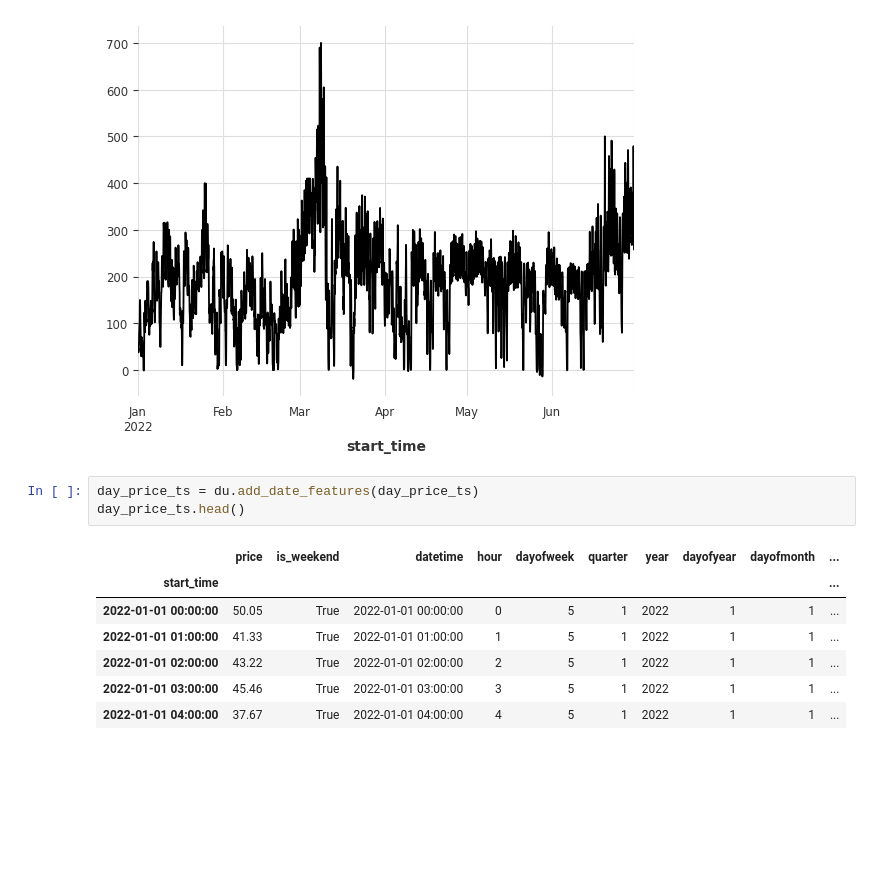
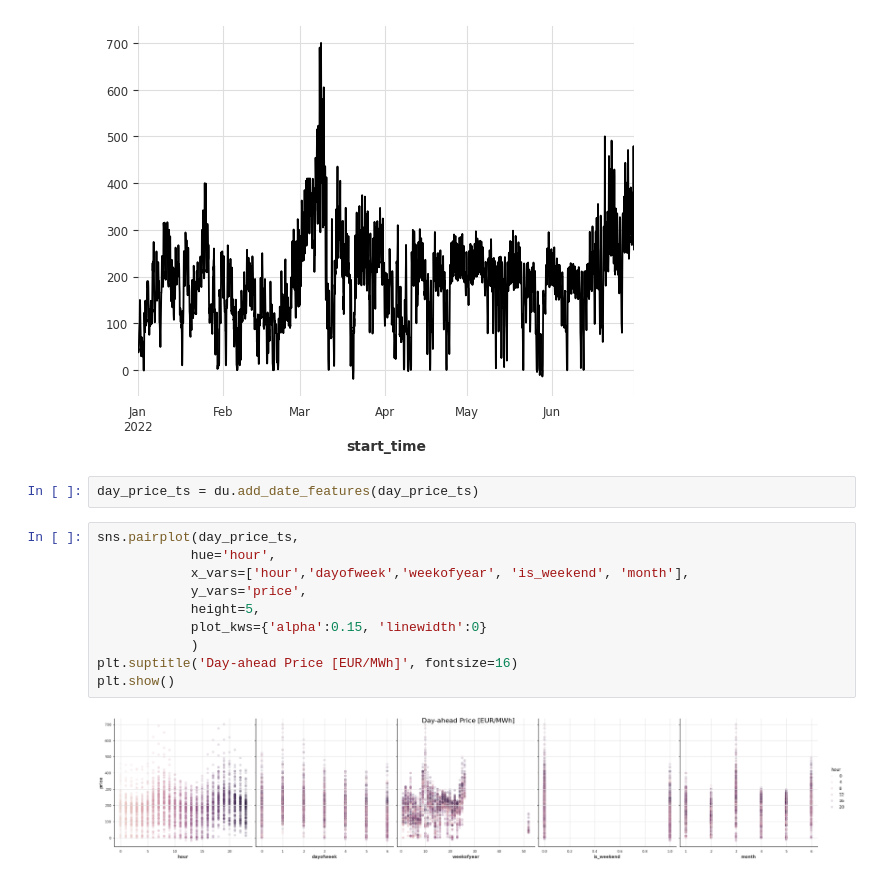
Before and after one commit to matt-lvk/energy_market_toymodel, a Jupyter notebook: forecasting.ipynb, the cells around one changed output. Saved outputs shown, nothing was run; the diff lists cells and outputs as text; blank space fills up the shorter version.

```diff
--- a/forecasting.ipynb
+++ b/forecasting.ipynb
@@ -86,12 +86,15 @@ day_price_ts['price'].plot()
 [figure]
 # %%
 day_price_ts = du.add_date_features(day_price_ts)
-day_price_ts.head()
-# %% [output]
-|  | price | is_weekend | datetime | hour | dayofweek | quarter | year | dayofyear | dayofmonth | ... |
-| start_time |  |  |  |  |  |  |  |  |  | ... |
-| 2022-01-01 00:00:00 | 50.05 | True | 2022-01-01 00:00:00 | 0 | 5 | 1 | 2022 | 1 | 1 | ... |
-| 2022-01-01 01:00:00 | 41.33 | True | 2022-01-01 01:00:00 | 1 | 5 | 1 | 2022 | 1 | 1 | ... |
-| 2022-01-01 02:00:00 | 43.22 | True | 2022-01-01 02:00:00 | 2 | 5 | 1 | 2022 | 1 | 1 | ... |
-| 2022-01-01 03:00:00 | 45.46 | True | 2022-01-01 03:00:00 | 3 | 5 | 1 | 2022 | 1 | 1 | ... |
-| 2022-01-01 04:00:00 | 37.67 | True | 2022-01-01 04:00:00 | 4 | 5 | 1 | 2022 | 1 | 1 | ... |
+# %%
+sns.pairplot(day_price_ts,
+            hue='hour',
+            x_vars=['hour','dayofweek','weekofyear', 'is_weekend', 'month'],
+            y_vars='price',
+            height=5,
+            plot_kws={'alpha':0.15, 'linewidth':0}
+            )
+plt.suptitle('Day-ahead Price [EUR/MWh]', fontsize=16)
+plt.show()
+# %% [output]
+[figure, added]
```
Also changed, not shown: parts of 9 cells of this notebook, 3 other files.
